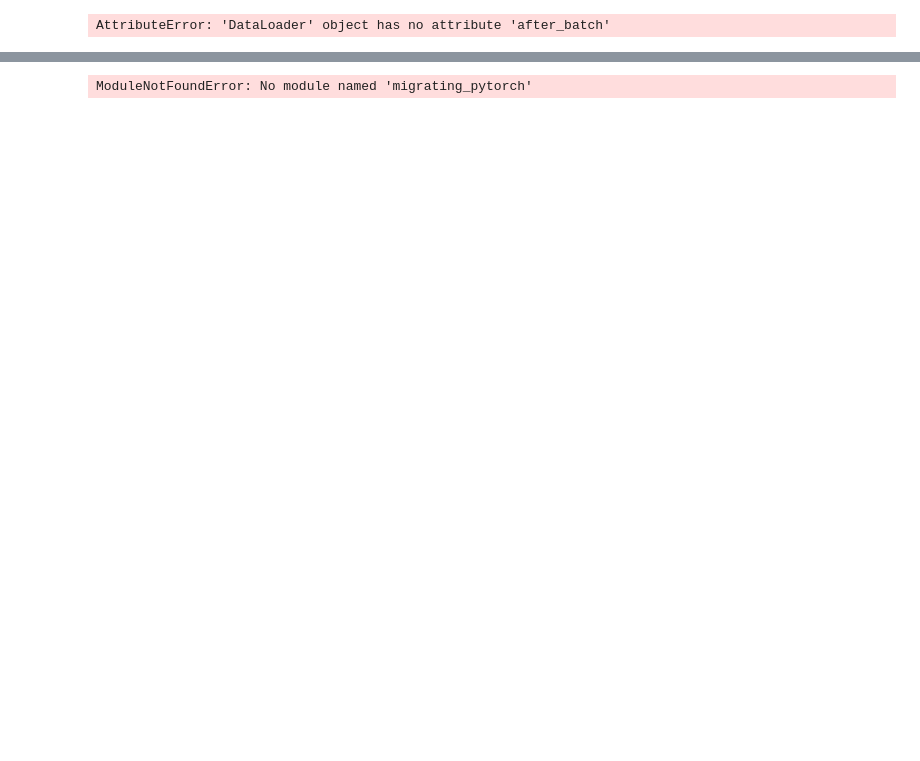
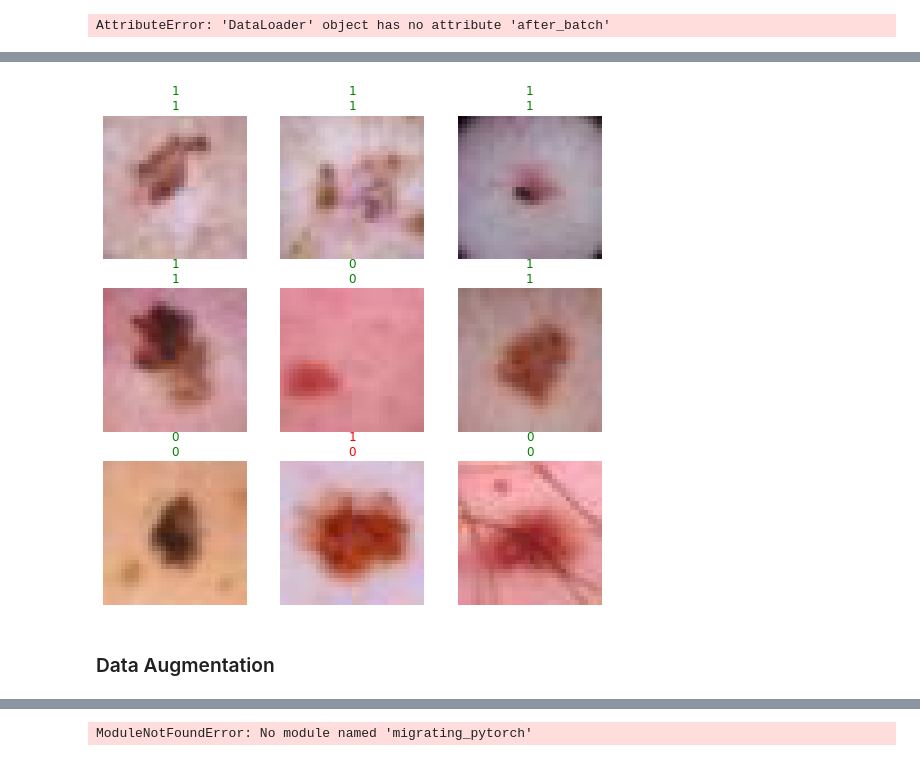
Before and after one commit to taitsmp/ml-melanoma-live-project, a Jupyter notebook: Fastai Training.ipynb, the cells around one changed output, grey strips where cells are left out. Drawn from its saved outputs; the diff is of its cells as text; code cells hidden in the pictures; blank space fills up the shorter version.

```diff
--- a/Fastai Training.ipynb
+++ b/Fastai Training.ipynb
@@ -67,0 +146,3 @@ fastai.callback.data.CudaCallback
+# %%
+learn.show_results()
+# %% [output]
@@ -67,0 +150,3 @@ fastai.callback.data.CudaCallback
+[figure, added]
+# %% [markdown]
+### Data Augmentation
```
Also changed, not shown: parts of 40 cells of this notebook.
